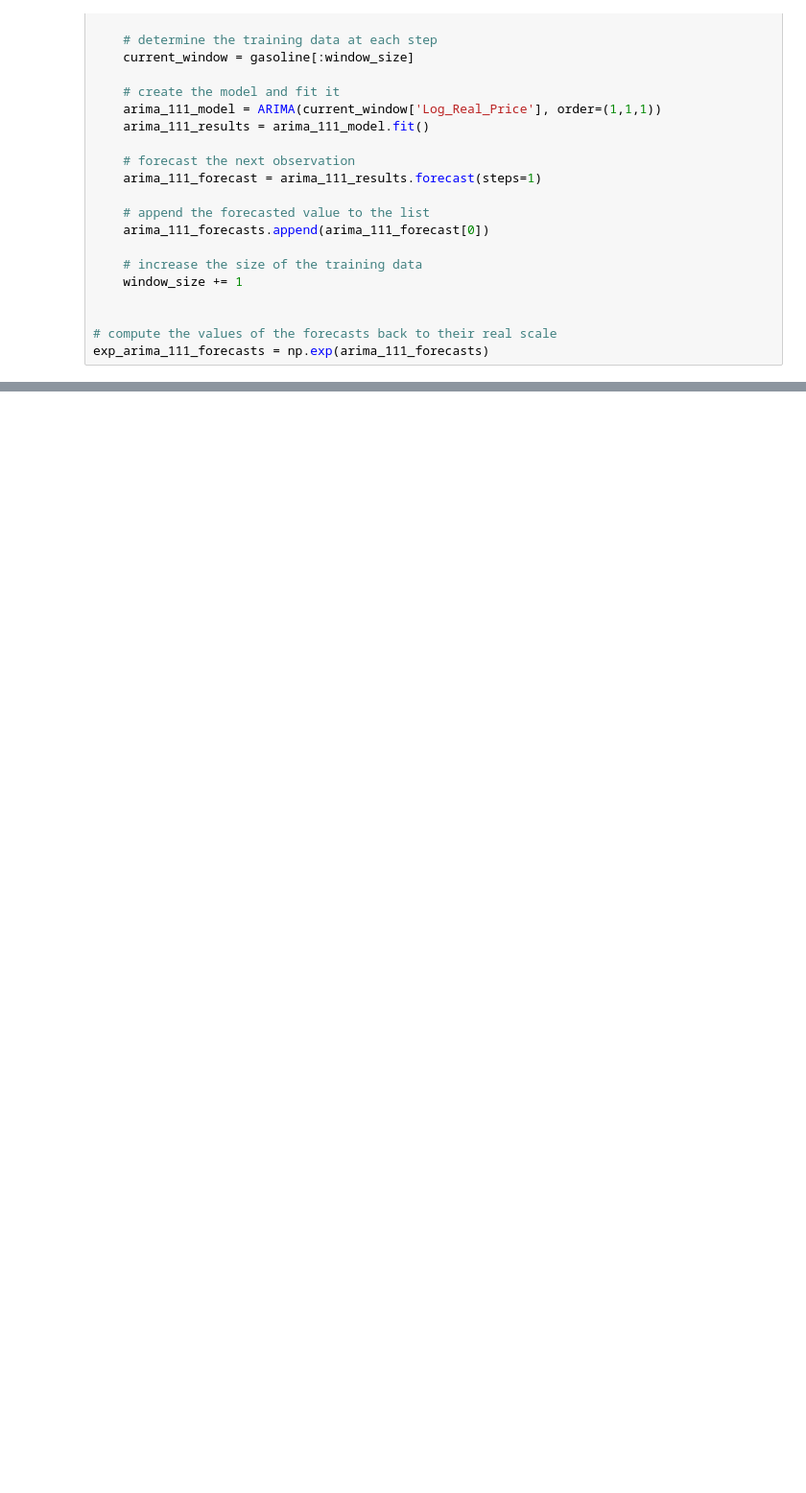
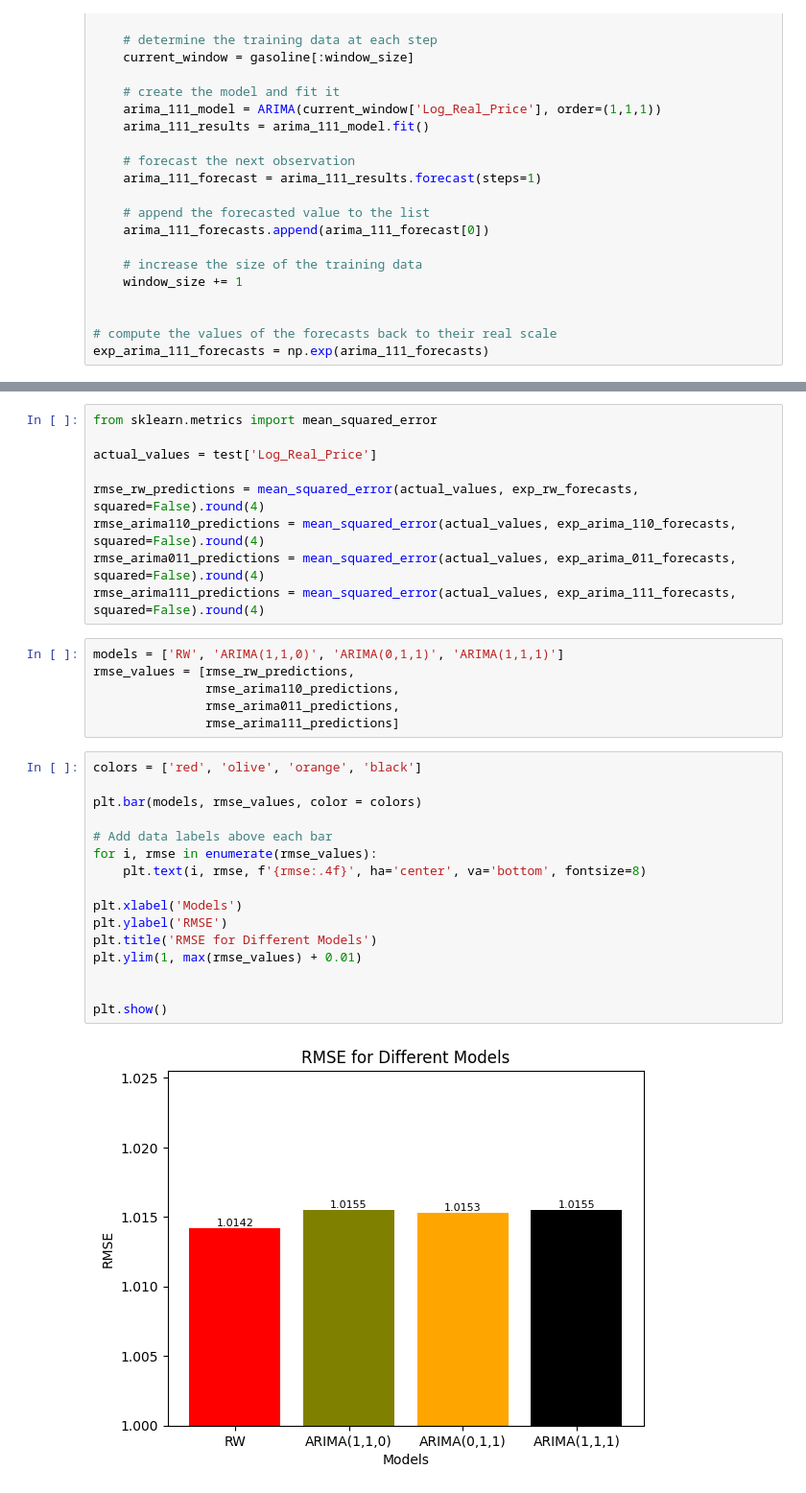
Before and after one commit to giordanovitale/Time-Series-Assignments, a Jupyter notebook: Assignment 3/Assignment3.ipynb, the cells around one changed output, grey strips where cells are left out. Shown at 96% size. Drawn from its saved outputs; the diff is of its cells as text; blank space fills up the shorter version.

Commit message:
Models comparison, RMSE

```diff
--- a/Assignment 3/Assignment3.ipynb
+++ b/Assignment 3/Assignment3.ipynb
@@ -398,0 +466,33 @@ plt.show()
+# %%
+from sklearn.metrics import mean_squared_error
+
+actual_values = test['Log_Real_Price']
+
+rmse_rw_predictions = mean_squared_error(actual_values, exp_rw_forecasts, squared=False).round(4)
+rmse_arima110_predictions = mean_squared_error(actual_values, exp_arima_110_forecasts, squared=False).round(4)
+rmse_arima011_predictions = mean_squared_error(actual_values, exp_arima_011_forecasts, squared=False).round(4)
+rmse_arima111_predictions = mean_squared_error(actual_values, exp_arima_111_forecasts, squared=False).round(4)
+# %%
+models = ['RW', 'ARIMA(1,1,0)', 'ARIMA(0,1,1)', 'ARIMA(1,1,1)']
+rmse_values = [rmse_rw_predictions,
+               rmse_arima110_predictions,
+               rmse_arima011_predictions,
+               rmse_arima111_predictions]
+# %%
+colors = ['red', 'olive', 'orange', 'black']
+
+plt.bar(models, rmse_values, color = colors)
+
+# Add data labels above each bar
+for i, rmse in enumerate(rmse_values):
+    plt.text(i, rmse, f'{rmse:.4f}', ha='center', va='bottom', fontsize=8)
+
+plt.xlabel('Models')
+plt.ylabel('RMSE')
+plt.title('RMSE for Different Models')
+plt.ylim(1, max(rmse_values) + 0.01)
+
+
+plt.show()
+# %% [output]
+[figure, added]
```
Also changed, not shown: parts of 7 cells of this notebook.
